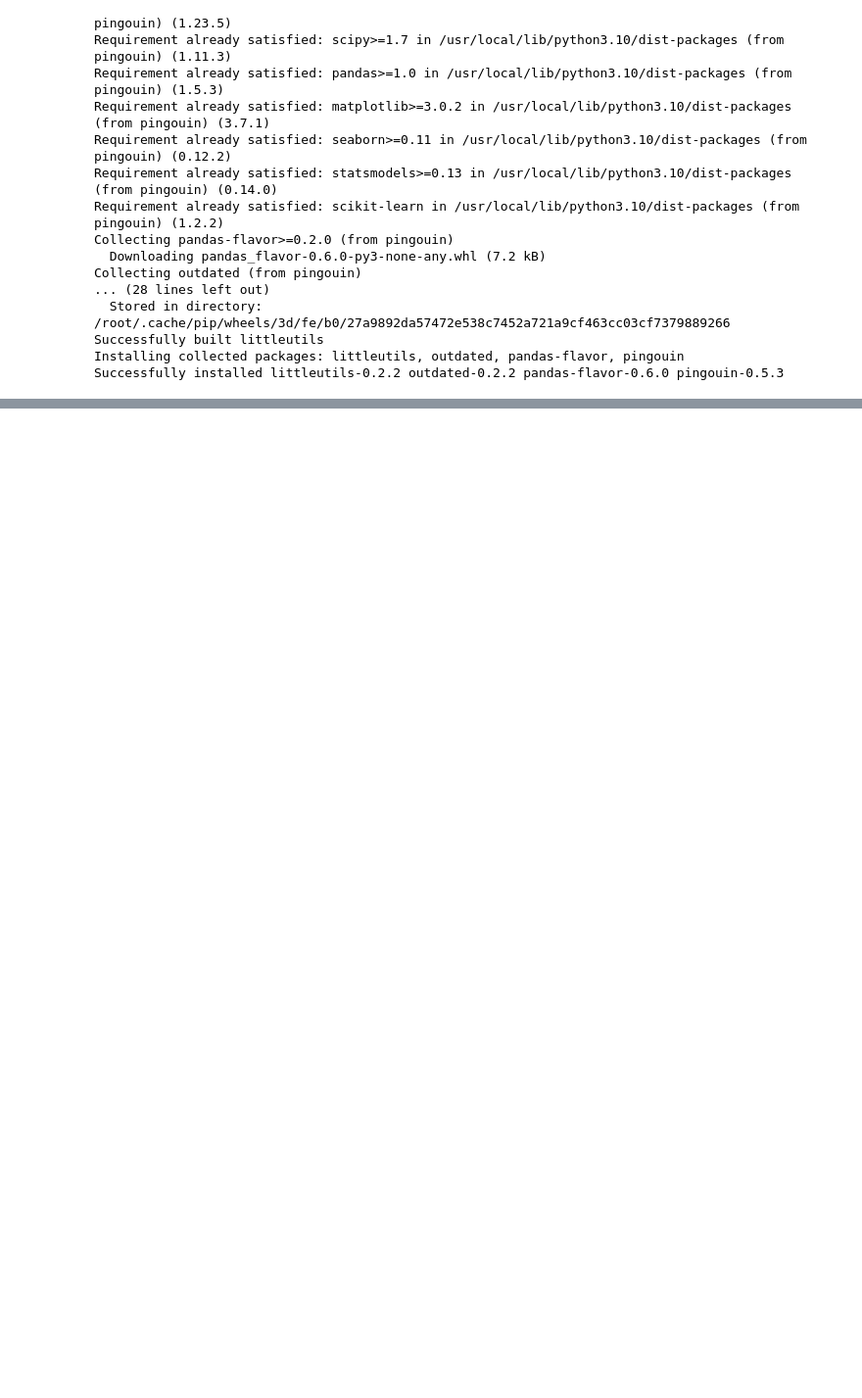
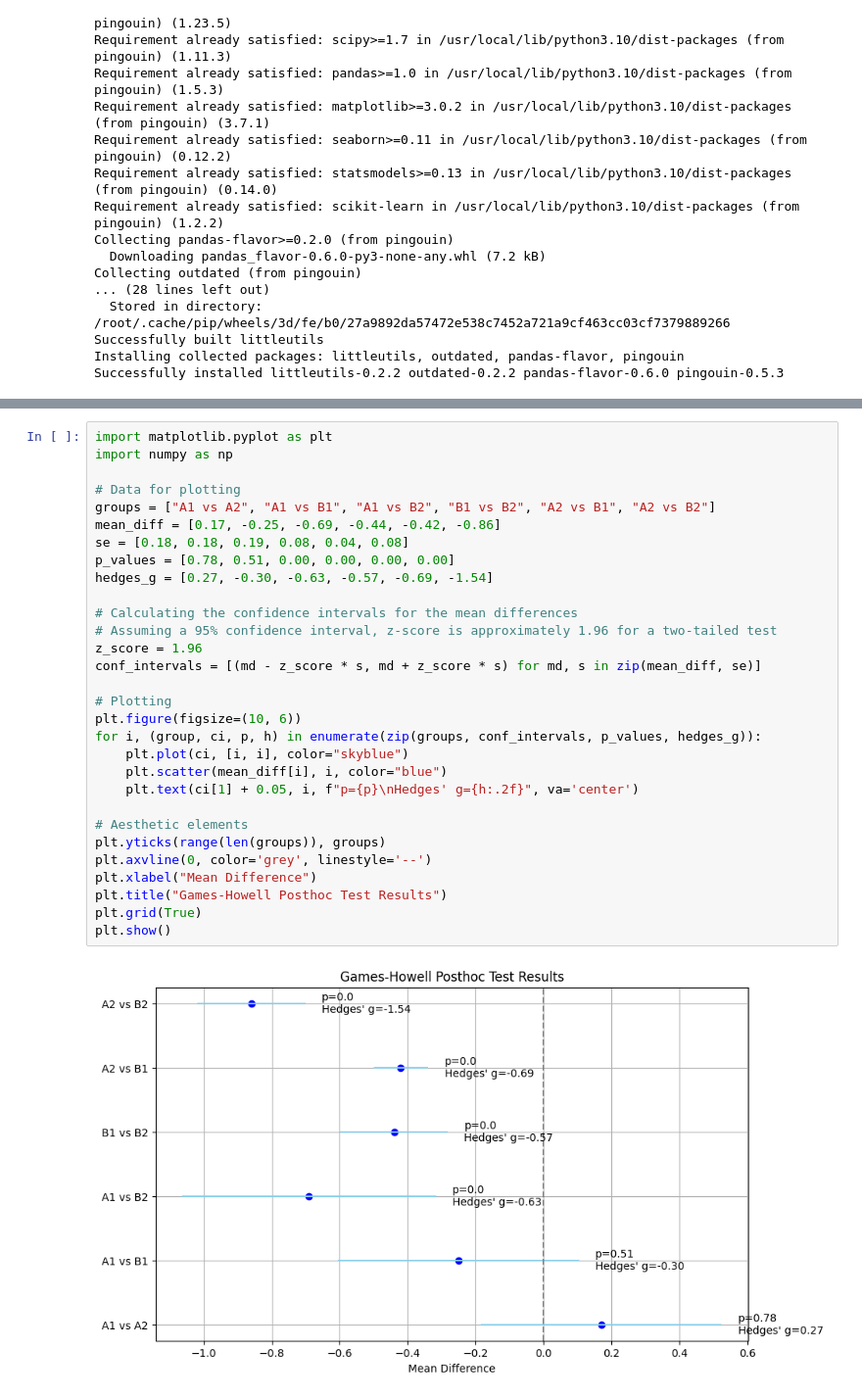
Before and after one commit to Vakhranev/MDB, a Jupyter notebook: Геймс-Хауэлл для длины токена.ipynb, the cells around one changed output, grey strips where cells are left out. Shown at 98% size. Cells and saved outputs as stored; diff of their text form; blank space fills up the shorter version.

```diff
--- a/Геймс-Хауэлл для длины токена.ipynb
+++ b/Геймс-Хауэлл для длины токена.ipynb
@@ -133 +133,33 @@ print(result)
 5  3.779108e-06 -0.570682
+# %%
+import matplotlib.pyplot as plt
+import numpy as np
+
+# Data for plotting
+groups = ["A1 vs A2", "A1 vs B1", "A1 vs B2", "B1 vs B2", "A2 vs B1", "A2 vs B2"]
+mean_diff = [0.17, -0.25, -0.69, -0.44, -0.42, -0.86]
+se = [0.18, 0.18, 0.19, 0.08, 0.04, 0.08]
+p_values = [0.78, 0.51, 0.00, 0.00, 0.00, 0.00]
+hedges_g = [0.27, -0.30, -0.63, -0.57, -0.69, -1.54]
+
+# Calculating the confidence intervals for the mean differences
+# Assuming a 95% confidence interval, z-score is approximately 1.96 for a two-tailed test
+z_score = 1.96
+conf_intervals = [(md - z_score * s, md + z_score * s) for md, s in zip(mean_diff, se)]
+
+# Plotting
+plt.figure(figsize=(10, 6))
+for i, (group, ci, p, h) in enumerate(zip(groups, conf_intervals, p_values, hedges_g)):
+    plt.plot(ci, [i, i], color="skyblue")
+    plt.scatter(mean_diff[i], i, color="blue")
+    plt.text(ci[1] + 0.05, i, f"p={p}\nHedges' g={h:.2f}", va='center')
+
+# Aesthetic elements
+plt.yticks(range(len(groups)), groups)
+plt.axvline(0, color='grey', linestyle='--')
+plt.xlabel("Mean Difference")
+plt.title("Games-Howell Posthoc Test Results")
+plt.grid(True)
+plt.show()
+# %% [output]
+[figure, added]
```
Also changed, not shown: parts of 2 cells of this notebook.
